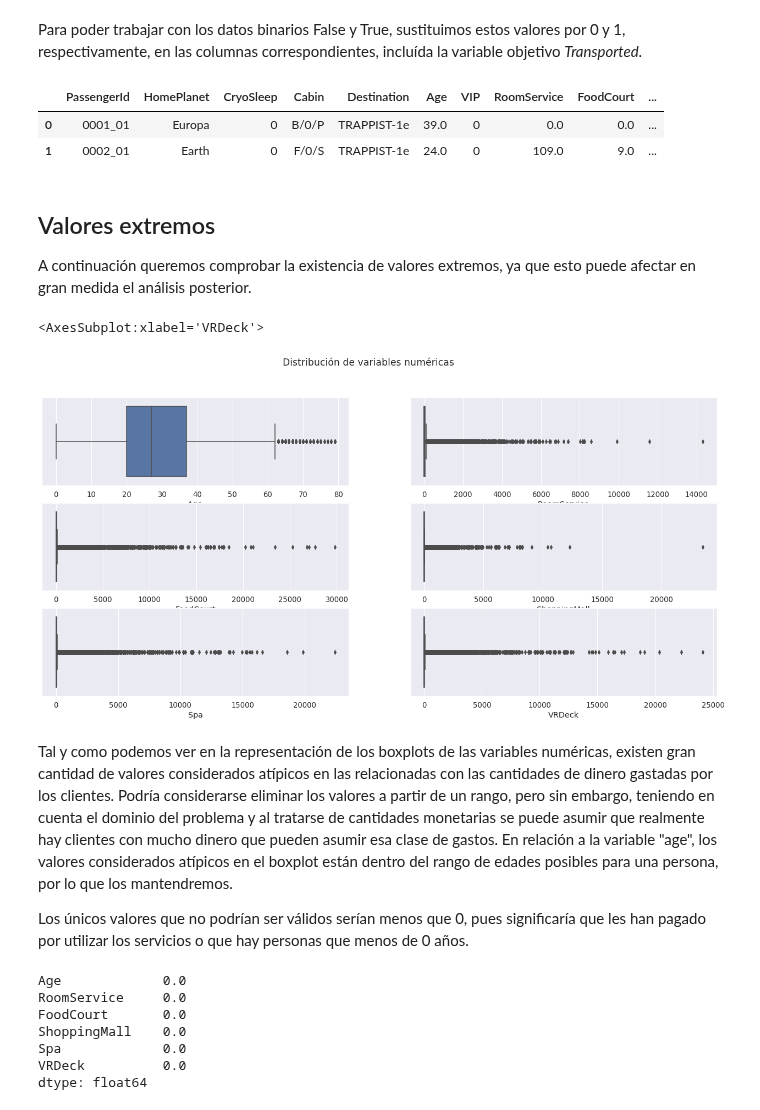
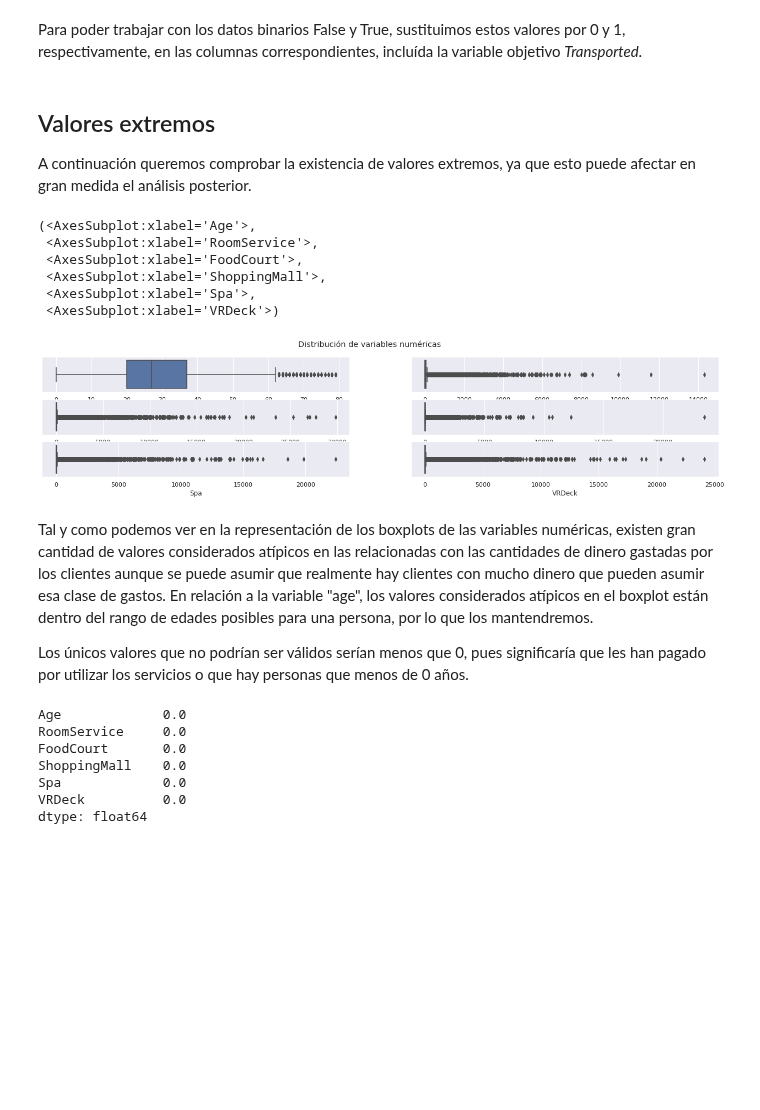
Before and after one commit to aliciacg7/spaceship-titanic-eda, a Jupyter notebook: spaceship-eda.ipynb, the cells around one changed output. Drawn from its saved outputs; the diff is of its cells as text; code cells hidden in the pictures; blank space fills up the shorter version.

```diff
--- a/spaceship-eda.ipynb
+++ b/spaceship-eda.ipynb
@@ -80,12 +71,12 @@ import matplotlib.pyplot as plt
 %matplotlib inline
 import seaborn as sns
 sns.set(style='darkgrid', font_scale=1.2)
+sns.set(rc={'figure.figsize':(10,2)})
 
 from statsmodels.graphics.gofplots import qqplot
 import scipy.stats as stats
-from scipy.stats import ttest_ind, chi2_contingency, shapiro, normaltest, levene
+from scipy.stats import ttest_ind, chi2_contingency, normaltest, levene
 from sklearn.preprocessing import RobustScaler
-from scipy.stats import chi2_contingency
 import networkx as nx
 
 import statsmodels.api as sm
@@ -236,33 +216,27 @@ df["Transported"] = df["Transported"].map(lambda x: 1 if x==True else 0)
 df_train["CryoSleep"] = df_train["CryoSleep"].map(lambda x: 1 if x==True else 0)
 df_train["VIP"] = df_train["VIP"].map(lambda x: 1 if x==True else 0)
 df_train["Transported"] = df_train["Transported"].map(lambda x: 1 if x==True else 0)
-
-df.head(2)
-# %% [output]
-|  | PassengerId | HomePlanet | CryoSleep | Cabin | Destination | Age | VIP | RoomService | FoodCourt | ... |
-| 0 | 0001_01 | Europa | 0 | B/0/P | TRAPPIST-1e | 39.0 | 0 | 0.0 | 0.0 | ... |
-| 1 | 0002_01 | Earth | 0 | F/0/S | TRAPPIST-1e | 24.0 | 0 | 109.0 | 9.0 | ... |
 # %% [markdown]
 
 ## Valores extremos <a class="anchor" id="outliers"></a>
 
 A continuación queremos comprobar la existencia de valores extremos, ya que esto puede afectar en gran medida el análisis posterior.
 # %%
-fig, axes = plt.subplots(3, 2, figsize=(22, 10))
+fig, axes = plt.subplots(3, 2, figsize=(22, 4))
 
 fig.suptitle('Distribución de variables numéricas')
 
-sns.boxplot(ax=axes[0, 0], data=df, x='Age')
-sns.boxplot(ax=axes[0, 1], data=df, x='RoomService')
-sns.boxplot(ax=axes[1, 0], data=df, x='FoodCourt')
-sns.boxplot(ax=axes[1, 1], data=df, x='ShoppingMall')
-sns.boxplot(ax=axes[2, 0], data=df, x='Spa')
-sns.boxplot(ax=axes[2, 1], data=df, x='VRDeck')
+sns.boxplot(ax=axes[0, 0], data=df, x='Age'), sns.boxplot(ax=axes[0, 1], data=df, x='RoomService'), sns.boxplot(ax=axes[1, 0], data=df, x='FoodCourt'), sns.boxplot(ax=axes[1, 1], data=df, x='ShoppingMall'), sns.boxplot(ax=axes[2, 0], data=df, x='Spa'), sns.boxplot(ax=axes[2, 1], data=df, x='VRDeck')
 # %% [output]
-<AxesSubplot:xlabel='VRDeck'>
+(<AxesSubplot:xlabel='Age'>,
+ <AxesSubplot:xlabel='RoomService'>,
+ <AxesSubplot:xlabel='FoodCourt'>,
+ <AxesSubplot:xlabel='ShoppingMall'>,
+ <AxesSubplot:xlabel='Spa'>,
+ <AxesSubplot:xlabel='VRDeck'>)
-[figure, old version]
+[figure, new version]
 # %% [markdown]
-Tal y como podemos ver en la representación de los boxplots de las variables numéricas, existen gran cantidad de valores considerados atípicos en las relacionadas con las cantidades de dinero gastadas por los clientes. Podría considerarse eliminar los valores a partir de un rango, pero sin embargo, teniendo en cuenta el dominio del problema y al tratarse de cantidades monetarias se puede asumir que realmente hay clientes con mucho dinero que pueden asumir esa clase de gastos. En relación a la variable "age", los valores considerados atípicos en el boxplot están dentro del rango de edades posibles para una persona, por lo que los mantendremos.
+Tal y como podemos ver en la representación de los boxplots de las variables numéricas, existen gran cantidad de valores considerados atípicos en las relacionadas con las cantidades de dinero gastadas por los clientes aunque se puede asumir que realmente hay clientes con mucho dinero que pueden asumir esa clase de gastos. En relación a la variable "age", los valores considerados atípicos en el boxplot están dentro del rango de edades posibles para una persona, por lo que los mantendremos.
 
 Los únicos valores que no podrían ser válidos serían menos que 0, pues significaría que les han pagado por utilizar los servicios o que hay personas que menos de 0 años.
 # %%
```
Also changed, not shown: parts of 67 cells of this notebook, 6 other files.
